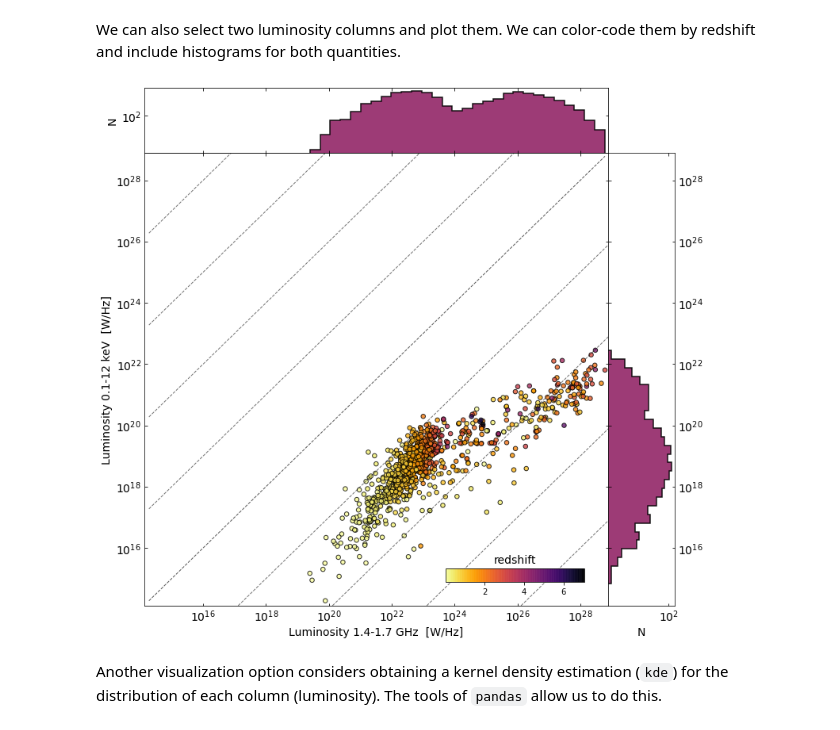
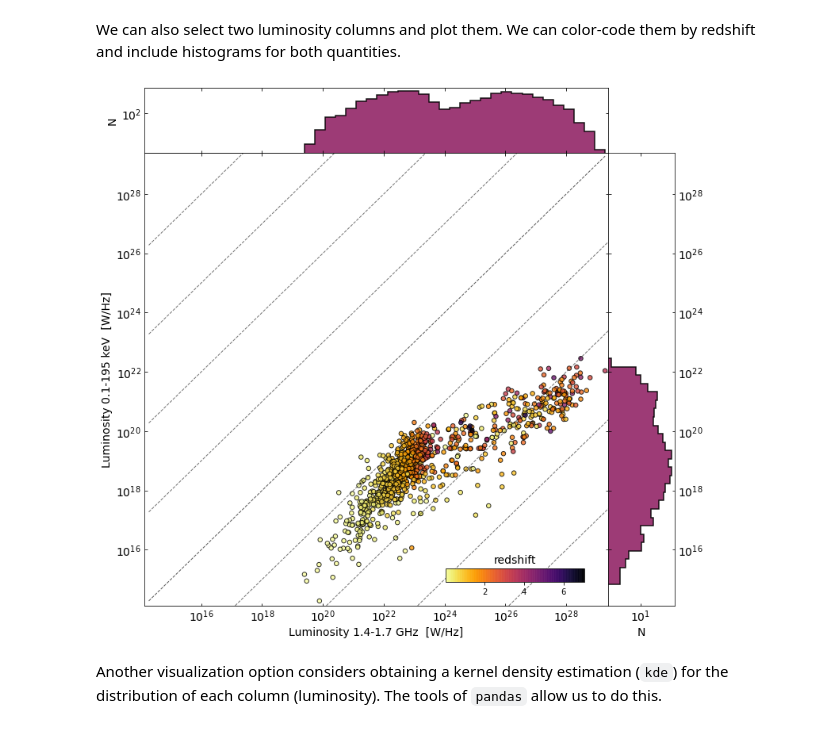
Before and after one commit to racarvajal/work_notes, a Jupyter notebook: Analyze_high_z_cat.ipynb, the cells around one changed output. Saved outputs shown, nothing was run; the diff lists cells and outputs as text; code cells hidden in the pictures.

```diff
--- a/Analyze_high_z_cat.ipynb
+++ b/Analyze_high_z_cat.ipynb
@@ -689,0 +580,19 @@ array(['Luminosity 111 MHZ', 'Luminosity 230 MHz', 'Luminosity 15 GHz',
+# %%
+new_name  = 'Luminosity 0.1-195 keV'
+old_names = ['Luminosity 0.5 -1 keV', 'Luminosity 1 keV', 'Luminosity 0.2 -2 keV', 'Luminosity 0.3 -2 keV',\
+             'Luminosity 0.1 -2 .4 keV', 'Luminosity 0.7 -2 keV', 'Luminosity 0.3 -2 .5 keV Chandra',\
+             'Luminosity 0.5 -2 .5 keV Chandra', 'Luminosity 0.3 -3 .5 keV', 'Luminosity 0.15 -3 .5 keV',\
+             'Luminosity 0.3 -3 .5 keV Einstein', 'Luminosity 2 keV', 'Luminosity 0.5 -4 .5 keV', 'Luminosity 2.0 -4 keV',\
+             'Luminosity 2-4 .5 keV', 'Luminosity 0.5 -7 keV', 'Luminosity 0.7 -7 keV', 'Luminosity 4 keV', 'Luminosity 0.3 -8 keV',\
+             'Luminosity 0.35 -8 keV', 'Luminosity 0.5 -8 keV', 'Luminosity 2-7 keV', 'Luminosity 0.5 -10 keV',\
+             'Luminosity 0.2 -10 keV', 'Luminosity 0.3 -10 keV', 'Luminosity 2-10 keV', 'Luminosity 0.2 -12 keV',\
+             'Luminosity 6.4 keV Fe K alpha', 'Luminosity 3-10 keV', 'Luminosity 5-10 keV', 'Luminosity 20-40 keV',\
+             'Luminosity 15-55 keV', 'Luminosity 17-60 keV', 'Luminosity 20-60 keV', 'Luminosity 20-100 keV INTEGRAL',\
+             'Luminosity 40-100 keV INTEGRAL', 'Luminosity 15-150 keV', 'Luminosity 14-195 keV']
+merged_lums_catalog_df[new_name] = merged_lums_catalog_df[old_names].median(axis='columns', skipna=True)
+merged_lums_catalog_df.drop(old_names, inplace=True, axis='columns')
+# %%
+new_name  = 'Luminosity 0.1-100 GeV'
+old_names = ['Luminosity EGRET', 'Luminosity 0.1 -100 GeV']
+merged_lums_catalog_df[new_name] = merged_lums_catalog_df[old_names].median(axis='columns', skipna=True)
+merged_lums_catalog_df.drop(old_names, inplace=True, axis='columns')
@@ -721,6 +616,11 @@ Keep $1.4$ GHz observations over `Ned` data.
 # merged_lums_catalog_df['Luminosity 1.4 GHz'].replace(replace_20cm, inplace=True)
 
 merged_lums_catalog_df.loc[~large_catalog_df['L_20CM'].isnull(), 'Luminosity 1.4-1.7 GHz'] = large_catalog_df['L_20CM']
+# %%
+# replace_250GHz = np.nanmedian([merged_lums_catalog_df['Luminosity 250 GHz'].values, lums_catalog_df['LUMINOSITY_250GHZ'].values], axis=0)
+# merged_lums_catalog_df['Luminosity 250 GHz'].replace(replace_250GHz, inplace=True)
+
+merged_lums_catalog_df.loc[~large_catalog_df['L_250GHZ'].isnull(), 'Luminosity 203-375 GHz'] = large_catalog_df['L_250GHZ']
 # %%
 # replace_B_band = np.nanmedian([merged_lums_catalog_df['Luminosity B'].values, lums_catalog_df['LUMINOSITY_B'].values], axis=0)
 # merged_lums_catalog_df['Luminosity B'].replace(replace_B_band, inplace=True)
@@ -757,11 +657,6 @@ merged_lums_catalog_df['Luminosity J'] = temp_data.median(axis='columns', skipna
 
 temp_data = pd.DataFrame({'Luminosity K':merged_lums_catalog_df['Luminosity K'], 'LUMINOSITY_K':lums_catalog_df['LUMINOSITY_K']})
 merged_lums_catalog_df['Luminosity K'] = temp_data.median(axis='columns', skipna=True)
-# %%
-# replace_250GHz = np.nanmedian([merged_lums_catalog_df['Luminosity 250 GHz'].values, lums_catalog_df['LUMINOSITY_250GHZ'].values], axis=0)
-# merged_lums_catalog_df['Luminosity 250 GHz'].replace(replace_250GHz, inplace=True)
-
-merged_lums_catalog_df.loc[~large_catalog_df['L_250GHZ'].isnull(), 'Luminosity 250 GHz'] = large_catalog_df['L_250GHZ']
 # %% [markdown]
 ---
 # %%
@@ -920,7 +831,7 @@ if add_histograms_flag:
 
 # Select columns by name
 col_a       = "Luminosity 1.4-1.7 GHz"
-col_b       = "Luminosity 0.1-12 keV"
+col_b       = "Luminosity 0.1-195 keV"
 
 # Obtain luminosities and the cross-match between them
 lum_a       = merged_lums_catalog_df[col_a]
@@ -960,34 +871,34 @@ for factor in [1e3, 1e6, 1e9, 1e12]:
 cbaxes      = inset_axes(ax1, width="30%", height="3%", loc=4, borderpad=3)
 clb         = plt.colorbar(sc, cax=cbaxes, orientation='horizontal')
 # clb.set_label('redshift', size=14)
 clb.ax.set_title('redshift', size=14)
 
 ax1.set_aspect('auto', share=False, adjustable='box')
 
 if add_histograms_flag:
     # Plot vertical histogram
     hist(lum_b.values, bins=bins_b, orientation='horizontal', ax=ax2, histtype='stepfilled', alpha=0.9, color=dark_color, ec='k', lw=1.5, hatch='')
     ax2.set_xscale('log')
     ax2.set_yscale('log')
     ax2.set_xlabel('N', size=14)
 
     # Plot horizontal histogram
     hist(lum_a.values, bins=bins_a, orientation='vertical', ax=ax3, histtype='stepfilled', alpha=0.9, color=dark_color, ec='k', lw=1.5, hatch='')
     ax3.set_xscale('log')
     ax3.set_yscale('log')
     ax3.set_ylabel('N', size=14)
 
     # Modify ticks
     ax2.tick_params(axis='both', which='major', labelsize=14)
     ax3.tick_params(axis='both', which='major', labelsize=14)
     plt.setp(ax2.get_yticklabels(), visible=False)
     plt.setp(ax3.get_xticklabels(), visible=False)
     ax2.tick_params(which='both',top=True, right=True, direction='in', labelright=True)
     ax3.tick_params(which='both',top=True, right=True, direction='in')
 
     plt.subplots_adjust(wspace=0.0, hspace=0.0)
 # %% [output]
-[figure, old version]
+[figure, new version]
 # %% [markdown]
 Another visualization option considers obtaining a kernel density estimation (`kde`) for the
 distribution of each column (luminosity). The tools of `pandas` allow us to do this.
```
Also changed, not shown: parts of 114 cells of this notebook, 2 other files.
